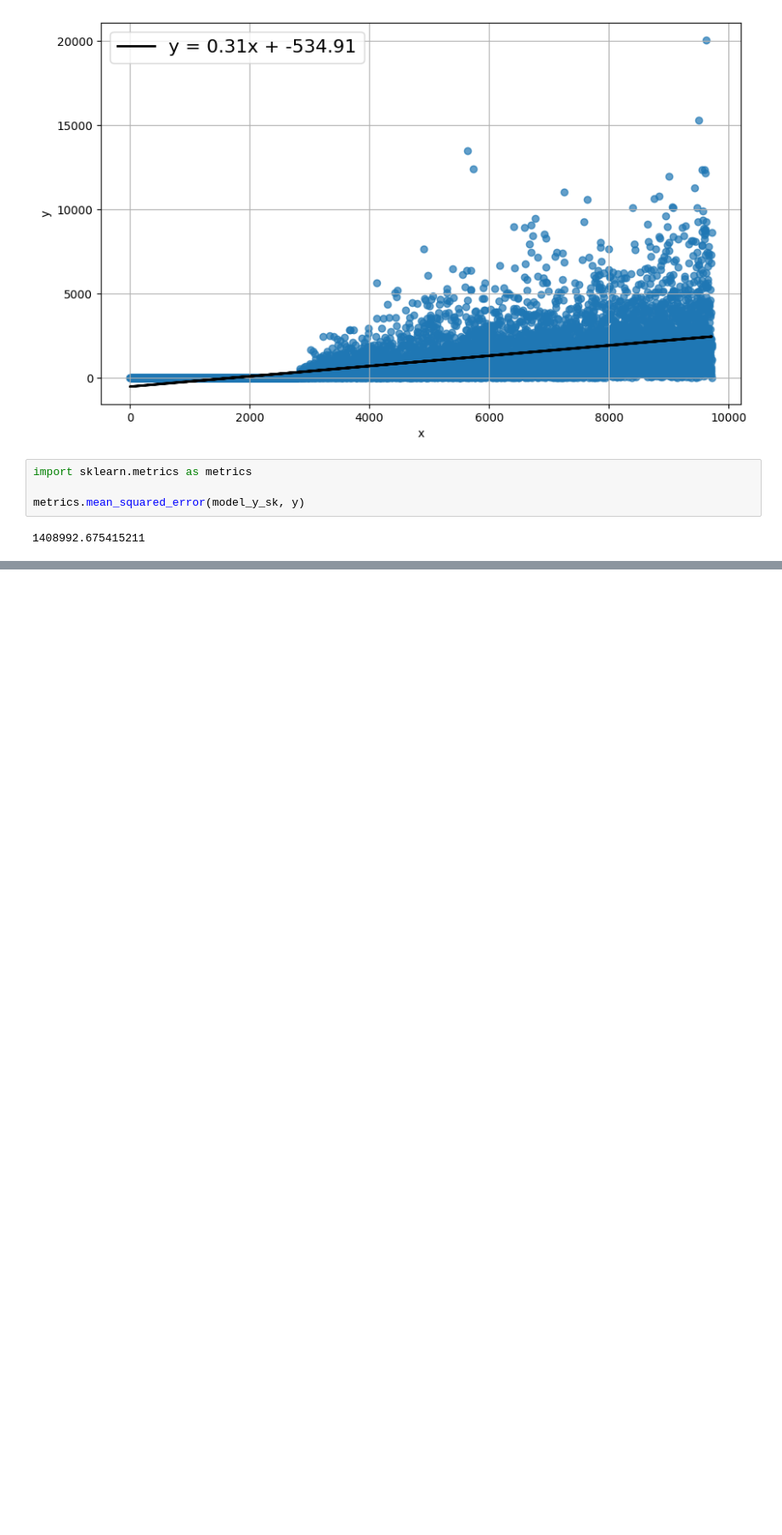
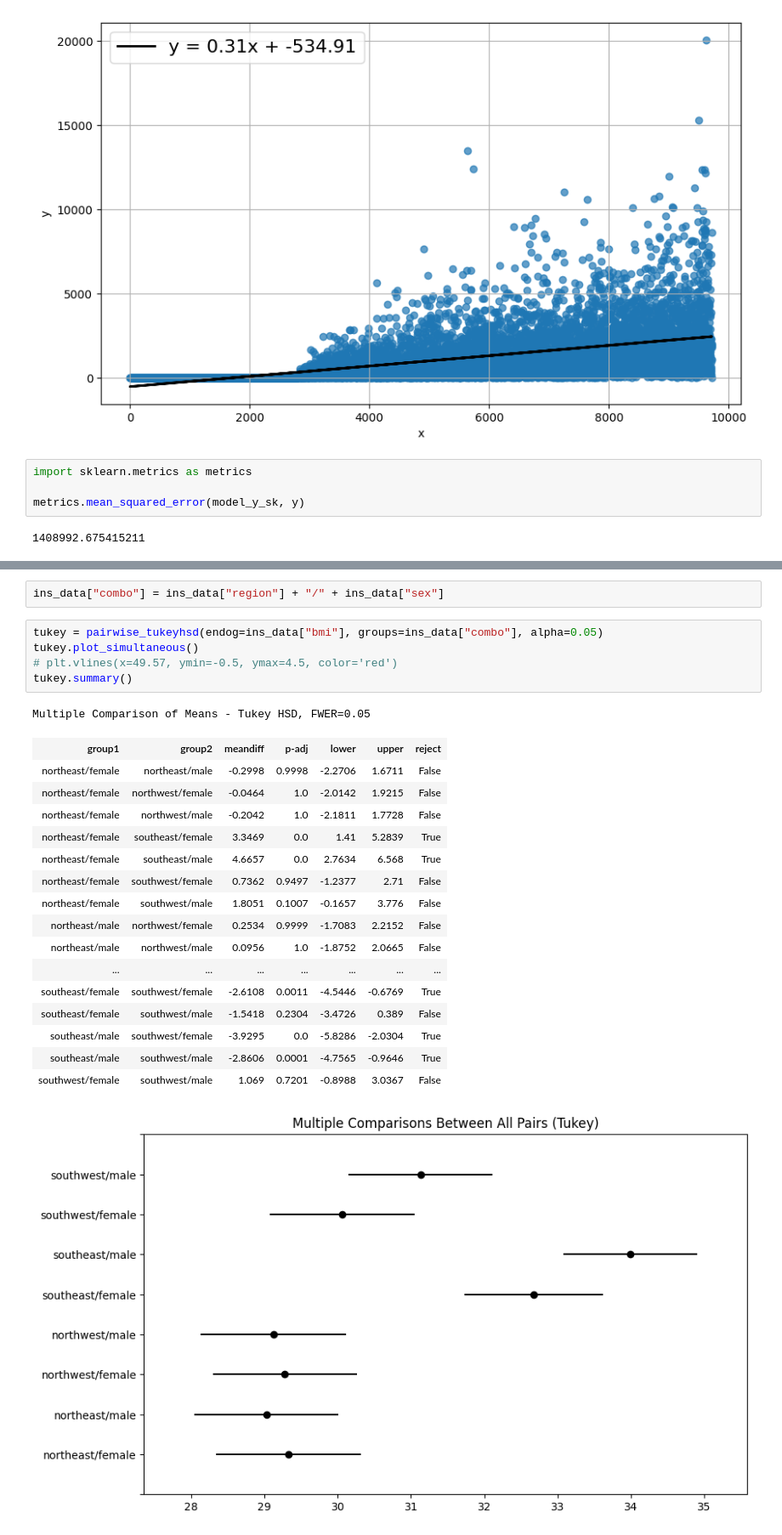
Before and after one commit to Joombey/big-data, a Jupyter notebook: pr4/pr4lab.ipynb, the cells around one changed output, grey strips where cells are left out. Shown at 85% size. Saved outputs shown, nothing was run; the diff lists cells and outputs as text; blank space fills up the shorter version.

```diff
--- a/pr4/pr4lab.ipynb
+++ b/pr4/pr4lab.ipynb
@@ -144,0 +288,26 @@ metrics.mean_squared_error(model_y_sk, y)
+# %%
+ins_data["combo"] = ins_data["region"] + "/" + ins_data["sex"]
+# %%
+tukey = pairwise_tukeyhsd(endog=ins_data["bmi"], groups=ins_data["combo"], alpha=0.05)
+tukey.plot_simultaneous()
+# plt.vlines(x=49.57, ymin=-0.5, ymax=4.5, color='red')
+tukey.summary()
+# %% [output]
+Multiple Comparison of Means - Tukey HSD, FWER=0.05
+| group1 | group2 | meandiff | p-adj | lower | upper | reject |
+| northeast/female | northeast/male | -0.2998 | 0.9998 | -2.2706 | 1.6711 | False |
+| northeast/female | northwest/female | -0.0464 | 1.0 | -2.0142 | 1.9215 | False |
+| northeast/female | northwest/male | -0.2042 | 1.0 | -2.1811 | 1.7728 | False |
+| northeast/female | southeast/female | 3.3469 | 0.0 | 1.41 | 5.2839 | True |
+| northeast/female | southeast/male | 4.6657 | 0.0 | 2.7634 | 6.568 | True |
+| northeast/female | southwest/female | 0.7362 | 0.9497 | -1.2377 | 2.71 | False |
+| northeast/female | southwest/male | 1.8051 | 0.1007 | -0.1657 | 3.776 | False |
+| northeast/male | northwest/female | 0.2534 | 0.9999 | -1.7083 | 2.2152 | False |
+| northeast/male | northwest/male | 0.0956 | 1.0 | -1.8752 | 2.0665 | False |
+| ... | ... | ... | ... | ... | ... | ... |
+| southeast/female | southwest/female | -2.6108 | 0.0011 | -4.5446 | -0.6769 | True |
+| southeast/female | southwest/male | -1.5418 | 0.2304 | -3.4726 | 0.389 | False |
+| southeast/male | southwest/female | -3.9295 | 0.0 | -5.8286 | -2.0304 | True |
+| southeast/male | southwest/male | -2.8606 | 0.0001 | -4.7565 | -0.9646 | True |
+| southwest/female | southwest/male | 1.069 | 0.7201 | -0.8988 | 3.0367 | False |
+[figure, added]
```
Also changed, not shown: parts of 11 cells of this notebook, 3 other files.
